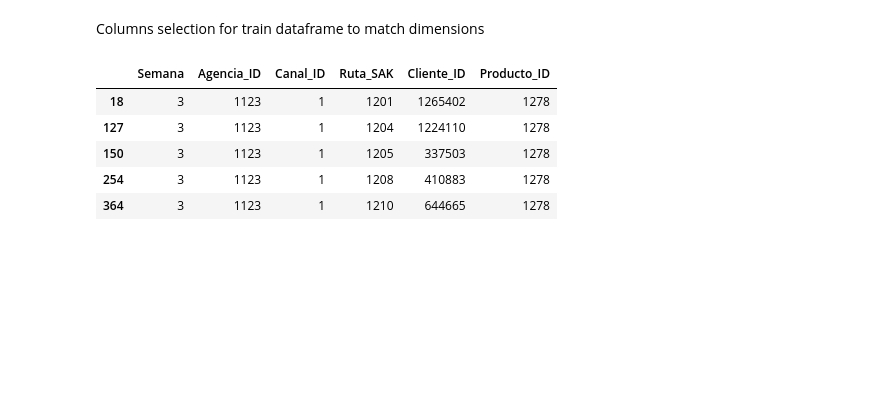
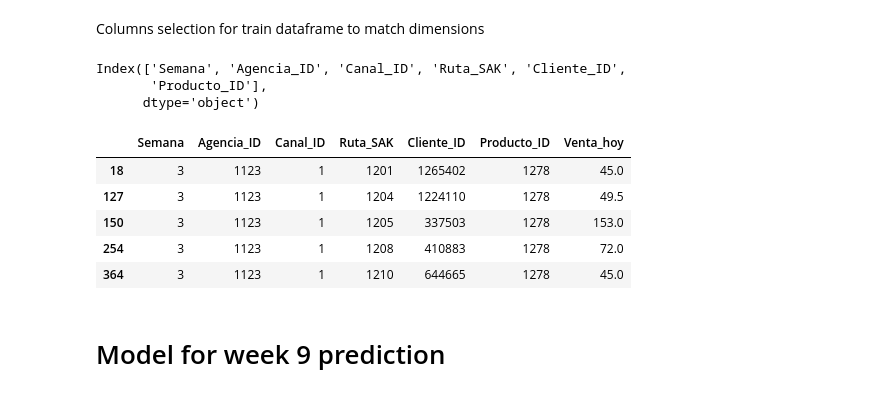
Before and after one commit to hatchdavid1/datamex0120, a Jupyter notebook: final-project/ABT.ipynb, the cells around one changed output. Drawn from its saved outputs; the diff is of its cells as text; code cells hidden in the pictures; blank space fills up the shorter version.

Commit message:
Add files via upload
abt_pre_model

```diff
--- a/final-project/ABT.ipynb
+++ b/final-project/ABT.ipynb
@@ -295,15 +299,21 @@ test.shape
 (39, 6)
 # %% [markdown]
 Columns selection for train dataframe to match dimensions
+# %%
+test.columns
+# %% [output]
+Index(['Semana', 'Agencia_ID', 'Canal_ID', 'Ruta_SAK', 'Cliente_ID',
+       'Producto_ID'],
+      dtype='object')
 # %%
-train_1 = train[test.columns]
+train_1 = train[['Semana', 'Agencia_ID', 'Canal_ID', 'Ruta_SAK', 'Cliente_ID','Producto_ID','Venta_hoy']]
 train_1.head()
 # %% [output]
-|  | Semana | Agencia_ID | Canal_ID | Ruta_SAK | Cliente_ID | Producto_ID |
-| 18 | 3 | 1123 | 1 | 1201 | 1265402 | 1278 |
-| 127 | 3 | 1123 | 1 | 1204 | 1224110 | 1278 |
-| 150 | 3 | 1123 | 1 | 1205 | 337503 | 1278 |
-| 254 | 3 | 1123 | 1 | 1208 | 410883 | 1278 |
-| 364 | 3 | 1123 | 1 | 1210 | 644665 | 1278 |
+|  | Semana | Agencia_ID | Canal_ID | Ruta_SAK | Cliente_ID | Producto_ID | Venta_hoy |
+| 18 | 3 | 1123 | 1 | 1201 | 1265402 | 1278 | 45.0 |
+| 127 | 3 | 1123 | 1 | 1204 | 1224110 | 1278 | 49.5 |
+| 150 | 3 | 1123 | 1 | 1205 | 337503 | 1278 | 153.0 |
+| 254 | 3 | 1123 | 1 | 1208 | 410883 | 1278 | 72.0 |
+| 364 | 3 | 1123 | 1 | 1210 | 644665 | 1278 | 45.0 |
 # %%
 # Reseting index
@@ -310,0 +322,2 @@ train_1.reset
+# %% [markdown]
+# Model for week 9 prediction
```
Also changed, not shown: parts of 4 cells of this notebook.
